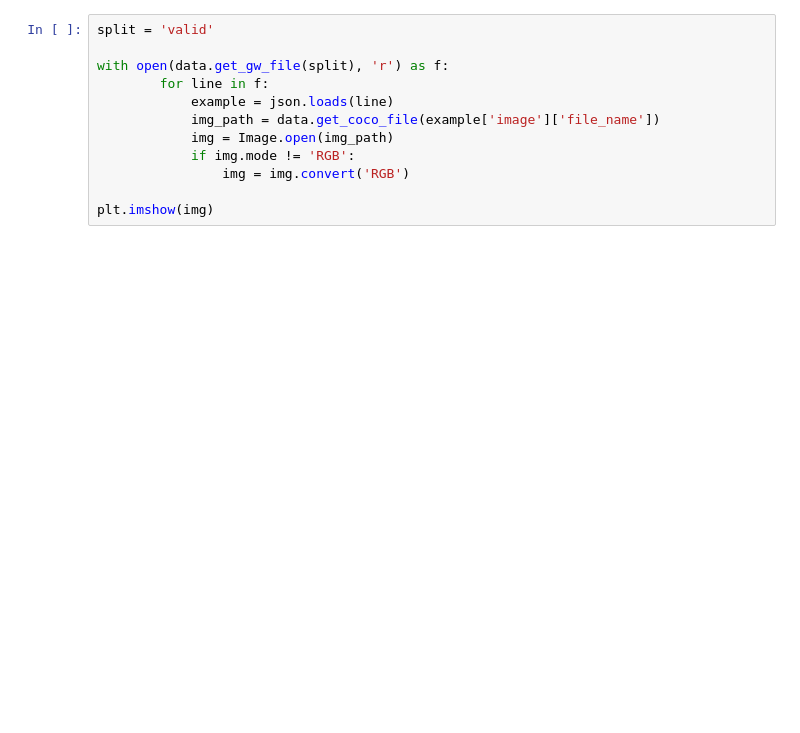
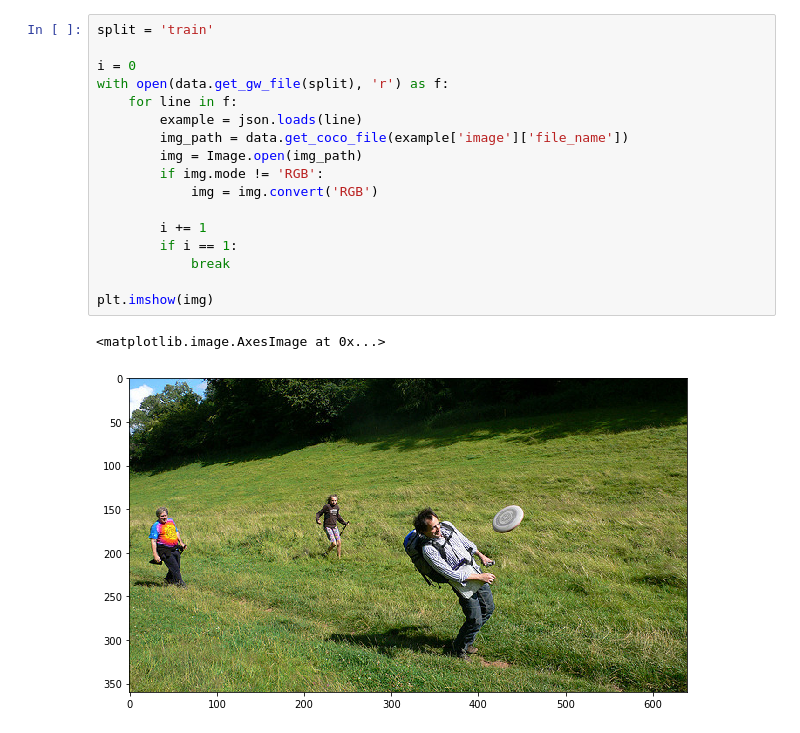
Before and after one commit to eliwu26/DeepWhat, a Jupyter notebook: play_guesswhat.ipynb, the cells around one changed output. Saved outputs shown, nothing was run; the diff lists cells and outputs as text; blank space fills up the shorter version.

```diff
--- a/play_guesswhat.ipynb
+++ b/play_guesswhat.ipynb
@@ -23,14 +36,22 @@ vocab_tagger = VocabTagger()
 # %%
-split = 'valid'
+split = 'train'
 
+i = 0
 with open(data.get_gw_file(split), 'r') as f:
-        for line in f:
-            example = json.loads(line)
-            img_path = data.get_coco_file(example['image']['file_name'])
-            img = Image.open(img_path)
-            if img.mode != 'RGB':
-                img = img.convert('RGB')
+    for line in f:
+        example = json.loads(line)
+        img_path = data.get_coco_file(example['image']['file_name'])
+        img = Image.open(img_path)
+        if img.mode != 'RGB':
+            img = img.convert('RGB')
+
+        i += 1
+        if i == 1:
+            break
 
 plt.imshow(img)
+# %% [output]
+<matplotlib.image.AxesImage at 0x...>
+[figure, added]
 # %%
 feature = torch.from_numpy(resnet_feature_extractor.get_image_features(img))
```
Also changed, not shown: parts of 8 cells of this notebook, 1 other file.
